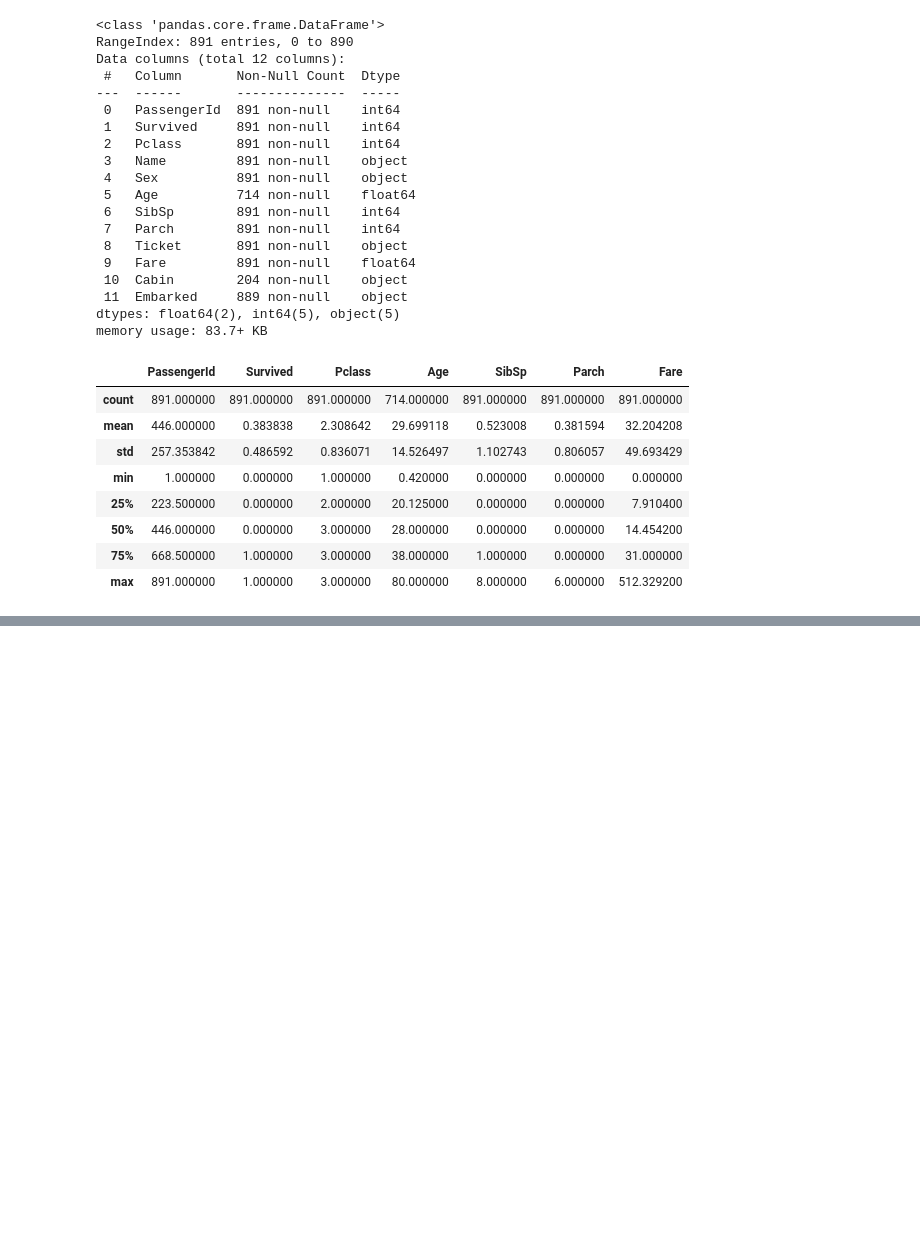
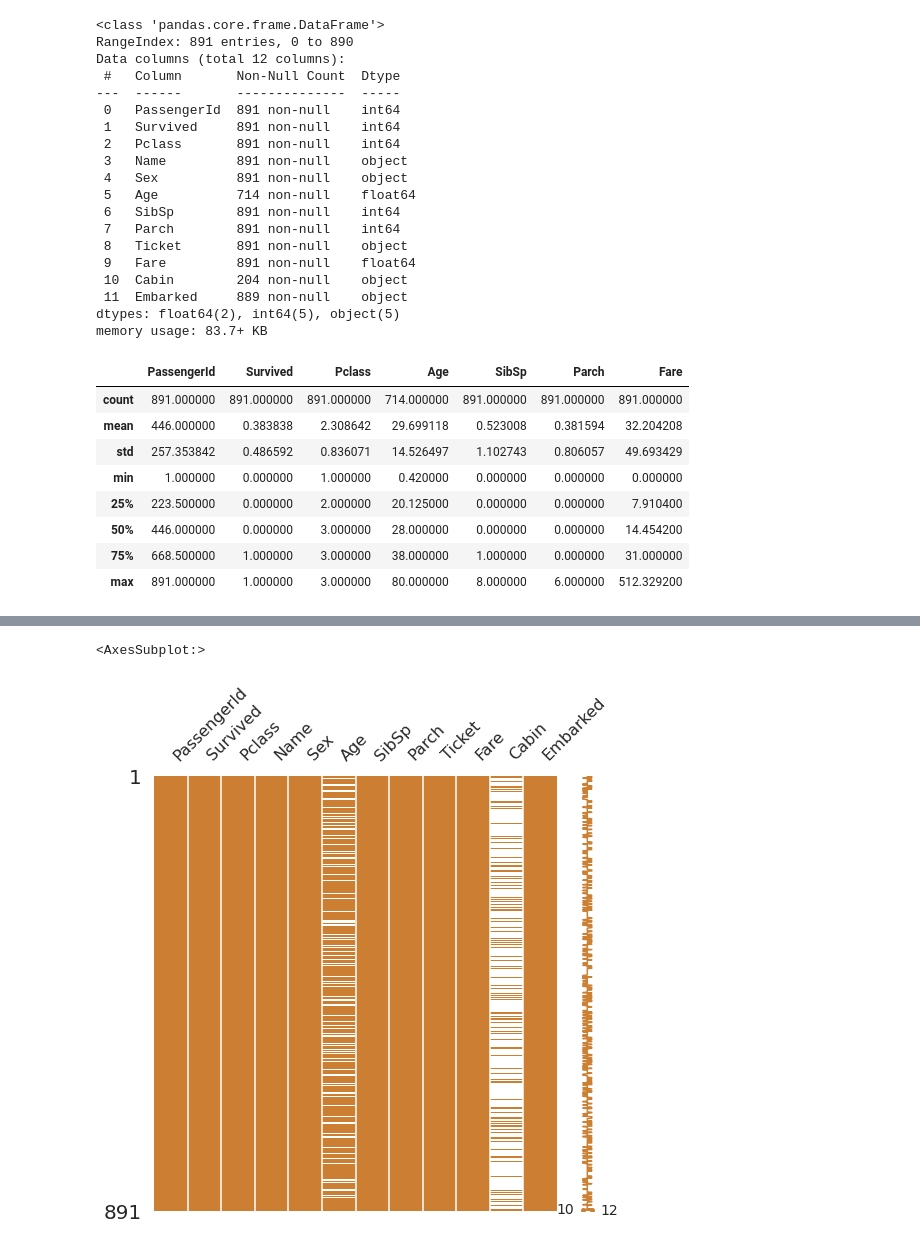
Before and after one commit to drawcodeboy/kaggle_titanic_clone, a Jupyter notebook: titanic-study.ipynb, the cells around one changed output, grey strips where cells are left out. Saved outputs shown, nothing was run; the diff lists cells and outputs as text; code cells hidden in the pictures; blank space fills up the shorter version.

Commit message:
Kaggle Notebook | titanic_study | Version 5

```diff
--- a/titanic-study.ipynb
+++ b/titanic-study.ipynb
@@ -31,8 +31,12 @@ import matplotlib.pyplot as plt
 import seaborn as sns
 
 plt.style.use('seaborn')
+sns.set(font_scale=2.5)
 
+# Null data를 쉽게 확인하기 위한 라이브러리, missingno
 import missingno as msno
+# ignore warnings: 경고가 많기 때문에 이를 무시
 import warnings
-
+warnings.filterwarnings('ignore')
+# notebook을 실행한 브라우저에서 창을 띄우는 게 아닌 바로 그림을 볼 수 있게
 %matplotlib inline
@@ -87,0 +135,8 @@ df_train.describe()
+# %%
+# null data 확인을 위한 missingno를 이용한 시각화
+
+# matrix: 어느 위치에 null data가 존재하는지 분포를 확인 가능
+msno.matrix(df=df_train.iloc[:, :], figsize=(8, 8), color=(0.8, 0.5, 0.2))
+# %% [output]
+<AxesSubplot:>
+[figure, added]
```
Also changed, not shown: parts of 7 cells of this notebook.
